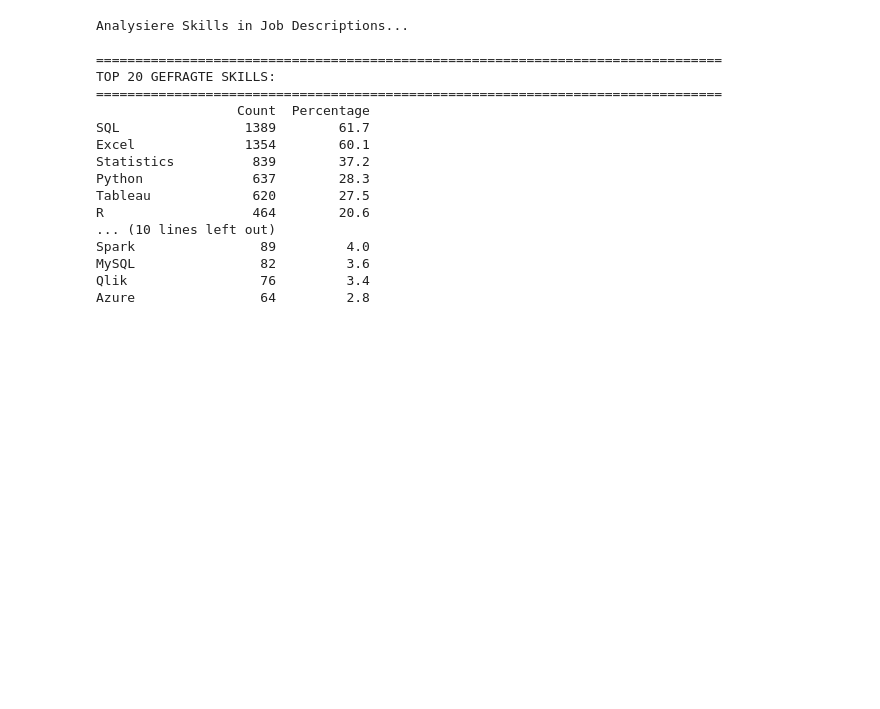
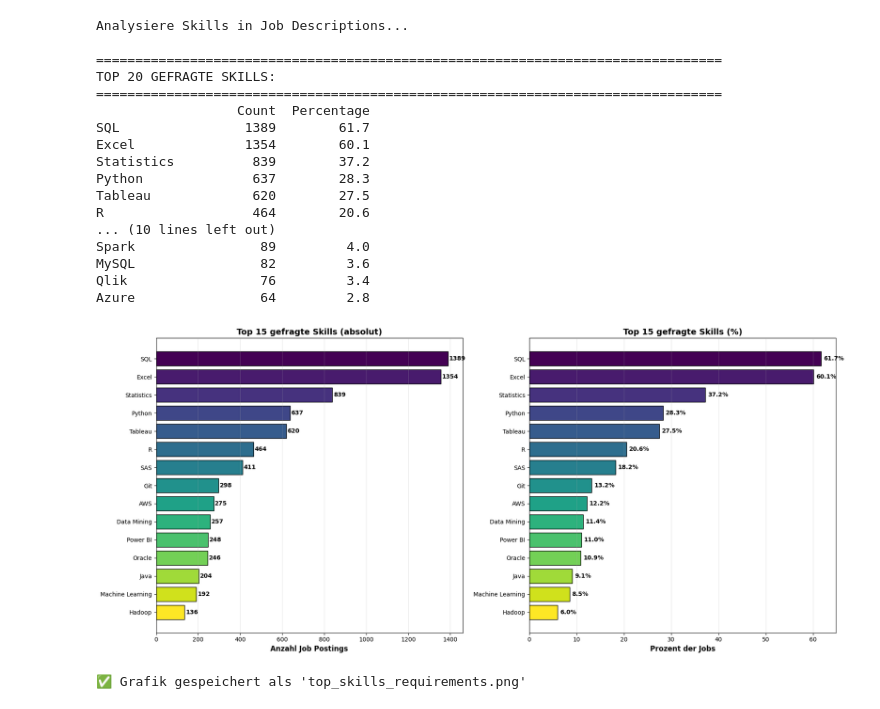
Before and after one commit to tvankov/Data-Analyst-Job-Market, a Jupyter notebook: DataAnalystJobMarketAnalysis_USAvsGermanyComparison.ipynb, the cells around one changed output. Cells and saved outputs as stored; diff of their text form; code cells hidden in the pictures; blank space fills up the shorter version.

Commit message:
Skills reinkopiert

```diff
--- a/DataAnalystJobMarketAnalysis_USAvsGermanyComparison.ipynb
+++ b/DataAnalystJobMarketAnalysis_USAvsGermanyComparison.ipynb
@@ -448,3 +448,42 @@ Spark                89         4.0
 MySQL                82         3.6
 Qlik                 76         3.4
 Azure                64         2.8
+# %%
+# Visualisierung - Top 15 Skills
+fig, axes = plt.subplots(1, 2, figsize=(18, 8))
+
+# Plot 1: Absolute Zahlen --------------------------------------------------------------------------------
+top_15 = skills_df.head(15)
+colors = plt.cm.viridis(np.linspace(0, 1, 15))
+
+axes[0].barh(top_15.index, top_15['Count'], color=colors, edgecolor='black')
+axes[0].set_xlabel('Anzahl Job Postings', fontsize=12, fontweight='bold')
+axes[0].set_title('Top 15 gefragte Skills (absolut)', fontsize=14, fontweight='bold')
+axes[0].grid(axis='x', alpha=0.3)
+axes[0].invert_yaxis()
+
+# Werte anzeigen
+for i, (idx, row) in enumerate(top_15.iterrows()):
+    axes[0].text(row['Count'] + 5, i, f"{int(row['Count'])}",
+                va='center', fontsize=10, fontweight='bold')
+
+# Plot 2: Prozentual ------------------------------------------------------------------------------------
+axes[1].barh(top_15.index, top_15['Percentage'], color=colors, edgecolor='black')
+axes[1].set_xlabel('Prozent der Jobs', fontsize=12, fontweight='bold')
+axes[1].set_title('Top 15 gefragte Skills (%)', fontsize=14, fontweight='bold')
+axes[1].grid(axis='x', alpha=0.3)
+axes[1].invert_yaxis()
+
+# Prozente anzeigen
+for i, (idx, row) in enumerate(top_15.iterrows()):
+    axes[1].text(row['Percentage'] + 0.5, i, f"{row['Percentage']:.1f}%",
+                va='center', fontsize=10, fontweight='bold')
+
+plt.tight_layout()
+plt.savefig('top_skills_requirements.png', dpi=300, bbox_inches='tight')
+plt.show()
+
+print("\n✅ Grafik gespeichert als 'top_skills_requirements.png'")
+# %% [output]
+[figure, added]
+✅ Grafik gespeichert als 'top_skills_requirements.png'
```
Also changed, not shown: parts of 3 cells of this notebook, 1 other file.
